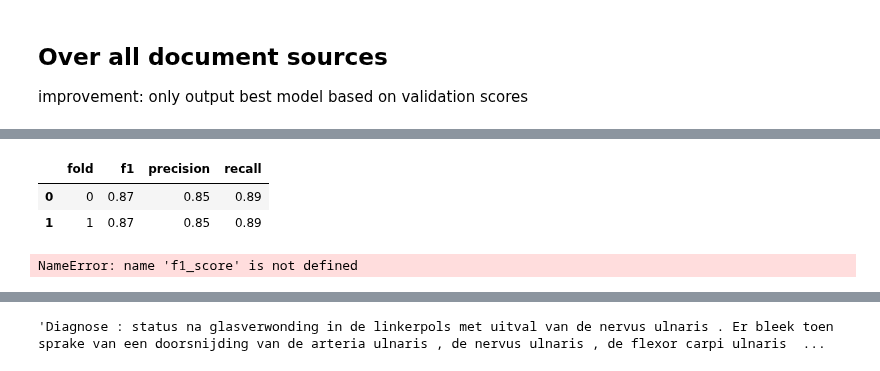
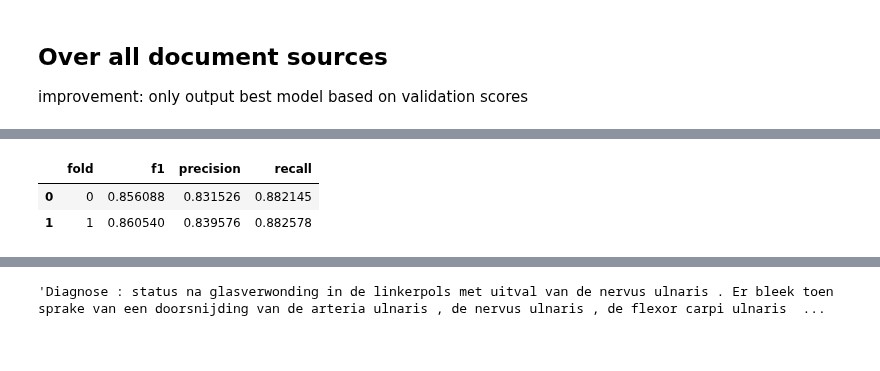
Before and after one commit to umcu/negation-detection, a Jupyter notebook: sandbox/finetuning_negation_detection.ipynb, the cells around one changed output, grey strips where cells are left out. Cells and saved outputs as stored; diff of their text form; code cells hidden in the pictures.

```diff
--- a/sandbox/finetuning_negation_detection.ipynb
+++ b/sandbox/finetuning_negation_detection.ipynb
@@ -42,7 +42,7 @@ device(type='cuda', index=0)
 dcc_dir = None
 output_dir = None
 skip_file = None
-n_splits = 2
+n_splits = 10
 random_state = None
 base_folder = "/media/koekiemonster/DATA-FAST/text_data/word_vectors_and_language_models/dutch/Medical/languagemodels"
 output_folder = "fine_tuned_token_classification"
@@ -59,7 +59,7 @@ args.eval_steps = 10
 args.lr = 5e-5
 args.batch_size= 16
 args.gradient_accumulation_steps=1
-args.block_size = 128 # block size determines inclusion
+args.block_size = 512 # block size determines inclusion
 args.save_model=False
 args.bio=True
 args.do_eval=False
@@ -100,7 +100,8 @@ dcc.loc[dcc.BIO!='O'][['Id', 'Begin', 'End']].apply(lambda x: "_".join(x), axis=
 Texts = dcc.groupby('Id').Word.apply(lambda x: " ".join(x))
 # %%
 tag_ids = {'negation':{'B-Negated':0,'B-NotNegated':1,'I-Negated':2,'I-NotNegated':3},
-          'temporality':{'B-Recent':0,'B-Historical':1,'B-Hypothetical':2,'I-Recent':3,'I-Historical':4,'I-Hypothetical':5},
+          'temporality':{'B-Recent':0,'B-Historical':1,'B-Hypothetical':2,'I-Recent':3,
+                         'I-Historical':4,'I-Hypothetical':5},
           'experiencer':{'B-Patient':0,'B-Other':1,'I-Patient':2,'I-Other':3}}
 
 tag2id = tag_ids[args.task]
@@ -286,11 +294,11 @@ if args.do_eval:
     seaborn.lineplot(data=eval_history, x='step', y='precision', hue='epoch', ax=ax[2])
 # %%
 # micro-averaged scores
-test_scores.round(2)
+test_scores
 # %% [output]
 |  | fold | f1 | precision | recall |
-| 0 | 0 | 0.87 | 0.85 | 0.89 |
-| 1 | 1 | 0.87 | 0.85 | 0.89 |
+| 0 | 0 | 0.856088 | 0.831526 | 0.882145 |
+| 1 | 1 | 0.860540 | 0.839576 | 0.882578 |
 # %%
 from sklearn.metrics import f1_score, precision_score, recall_score
 # %%
@@ -480,8 +488,6 @@ for i in range(len(predlist)):
 
 manual_scores_df = pd.DataFrame(data=manual_scores)
 confusion_matrix_df = pd.DataFrame(data=confusion_matrix)
-# %% [output]
-NameError: name 'f1_score' is not defined
 # %%
 manual_scores_df.groupby(['list', 'focus']).mean()
 # %% [output]
```
Also changed, not shown: parts of 15 cells of this notebook, 1 other file.
